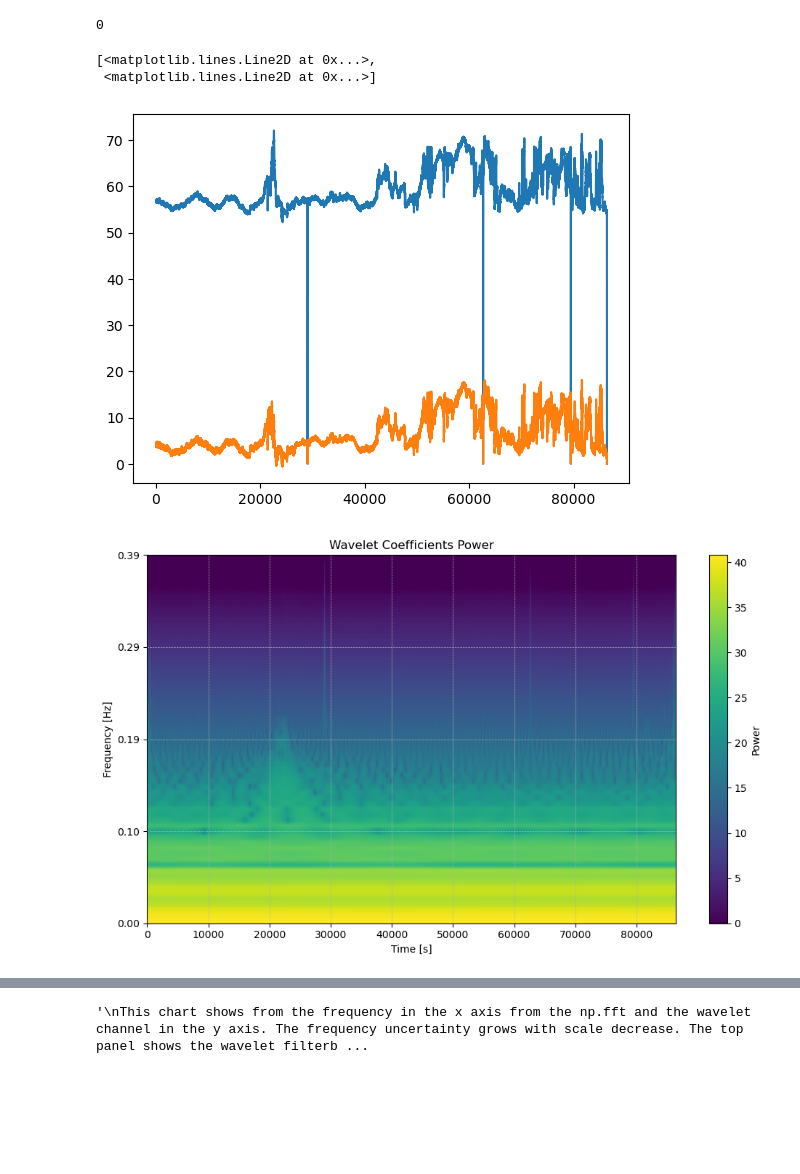
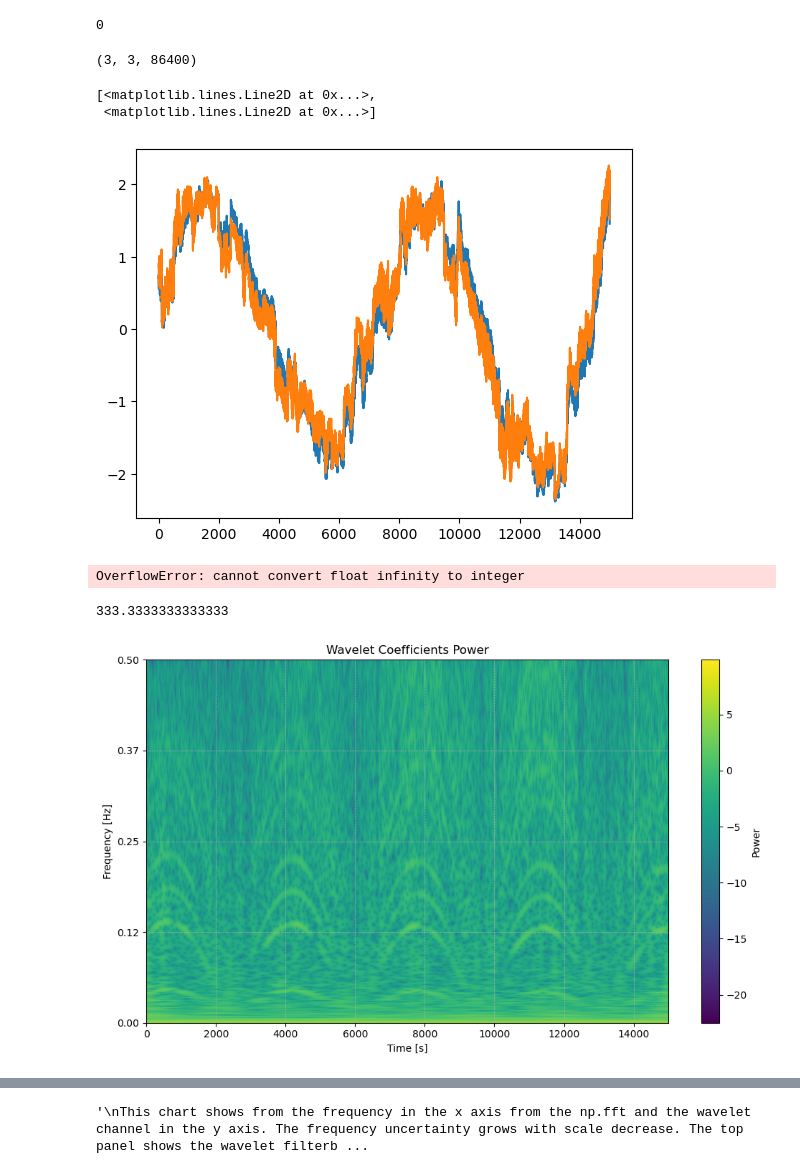
Before and after one commit to aphoffmann/InvertibleWavelets, a Jupyter notebook: KPLO_TEST.ipynb, the cells around one changed output, grey strips where cells are left out. Cells and saved outputs as stored; diff of their text form; code cells hidden in the pictures; blank space fills up the shorter version.

```diff
--- a/KPLO_TEST.ipynb
+++ b/KPLO_TEST.ipynb
@@ -12,34 +12,46 @@ from scipy.ndimage import label, binary_closing, gaussian_filter1d, binary_dilat
 "Load Data"
 data = np.load("b_kplo.npy") # X axis
 print(np.isnan(data).sum())
-B = data[1:,0]
+B = data[1:,2,:15000]
 sample_rate = 1
 # %% [output]
 0
+# %%
+data.shape
+# %% [output]
+(3, 3, 86400)
 # %%
 # fill in missing data
-B = pd.Series(B
-plt.plot((B).T)
+#B[0] -= np.mean(B[0]);  B[1] -= np.mean(B[1])
+B = (B.T - np.mean(B, axis=1)).T
+plt.plot(B.T)
 # %% [output]
 [<matplotlib.lines.Line2D at 0x...>,
  <matplotlib.lines.Line2D at 0x...>]
-[figure, old version]
+[figure, new version]
 # %%
 "Wavelet Transform"
 transform = Transform(
     data= B[0],
     fs = sample_rate,
-    wavelet=PyWaveletWrapper('shan'), # Wavelet to use
+    wavelet=Morlet(1,1), # Wavelet to use
     pad_method=None, # Padding method for the convolution calls np.pad. Set to None if no padding
     scales = 'dyadic'
+
 )
+# %% [output]
+OverflowError: cannot convert float infinity to integer
+# %%
+1/0.003
+# %% [output]
+333.3333333333333
 # %%
 w1 = transform.forward(B[0])
 w2 = transform.forward(B[1])
 # %%
-transform.power_scalogram(w2-w1, vmin = 0)
+transform.power_scalogram(w2)
 # %% [output]
-[figure, old version]
+[figure, new version]
 # %%
 dw = w2-w1
 wc1 = np.sum(dw*w1.conj(), axis=1) / np.sum(np.abs(w1)**2, axis=1)
```
Also changed, not shown: parts of 2 cells of this notebook, 4 other files.
